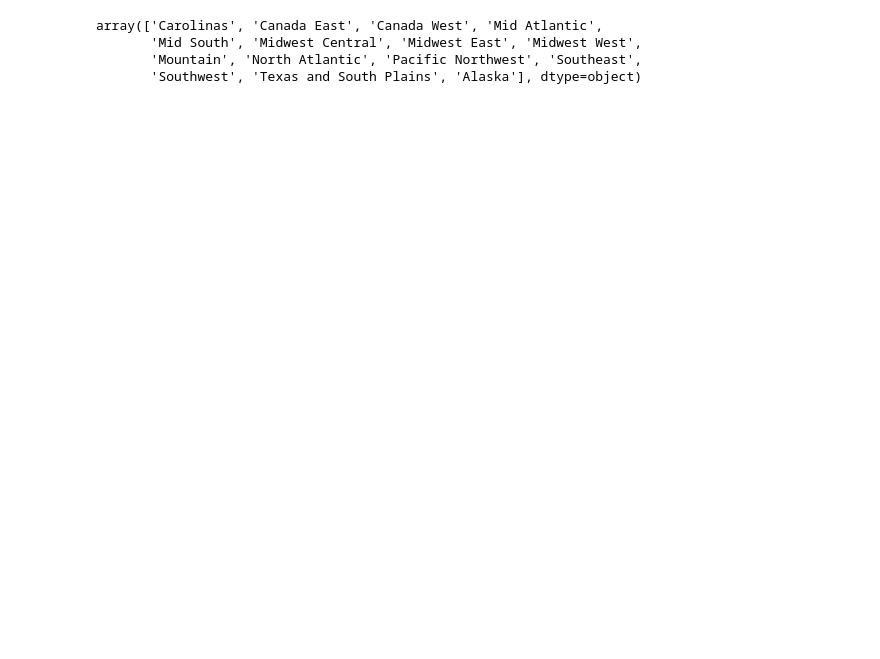
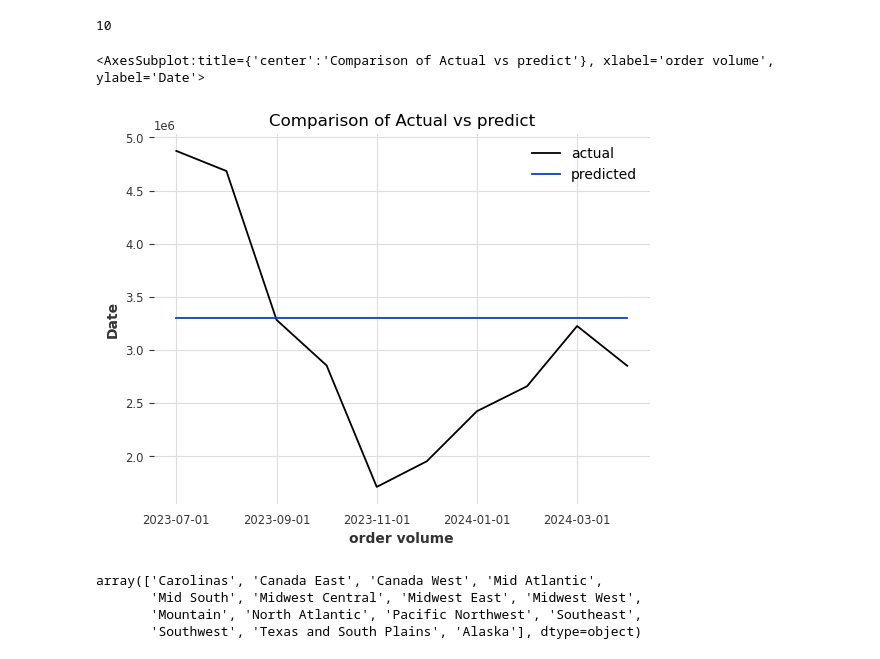
Before and after one commit to Shahidazad/Demand-Forecasting, a Jupyter notebook: tezcatli_serial copy.ipynb, the cells around one changed output. Drawn from its saved outputs; the diff is of its cells as text; code cells hidden in the pictures; blank space fills up the shorter version.

```diff
--- a/tezcatli_serial copy.ipynb
+++ b/tezcatli_serial copy.ipynb
@@ -183,3 +217,18 @@ df2
+# %%
+idx=pd.date_range('2023-07-01','2024-04-01',freq='MS')
+# %%
+len(idx)
+# %% [output]
+10
+# %%
+df4.index=idx
+# %%
+df4.index=df4.index.astype(str)
+# %%
+df4.plot(title='Comparison of Actual vs predict',xlabel='order volume',ylabel='Date')
+# %% [output]
+<AxesSubplot:title={'center':'Comparison of Actual vs predict'}, xlabel='order volume', ylabel='Date'>
+[figure, added]
 # %%
 # Extracting necessary columns
 df2=df2[['Order Create Date','Region Name','forecast_group','Order Volume (STD)','Product Segment']]
```
Also changed, not shown: parts of 24 cells of this notebook, 5 other files.
